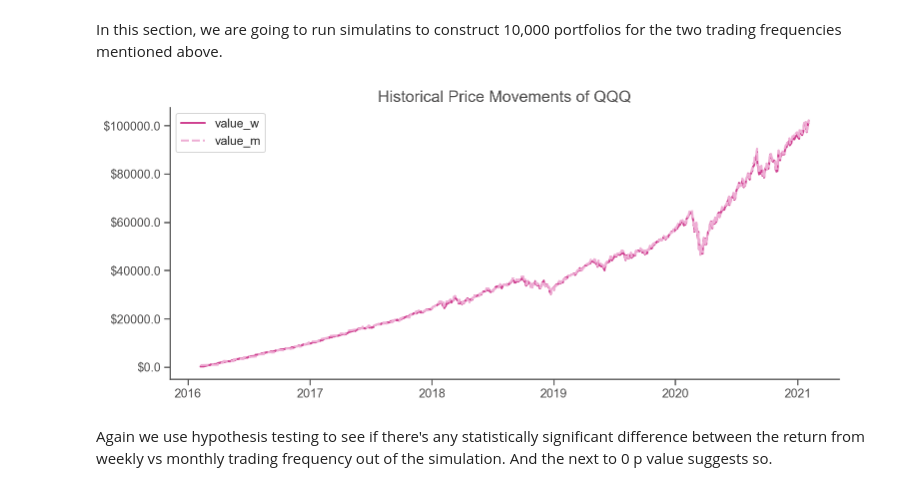
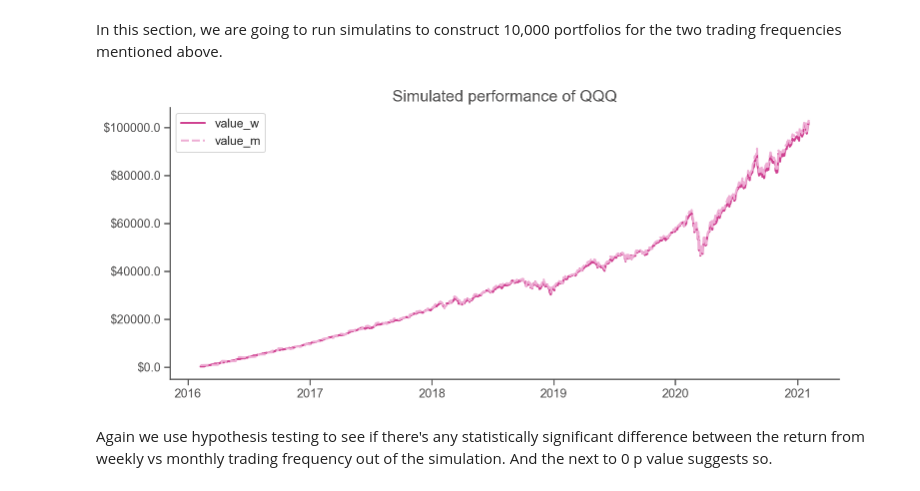
Before and after one commit to chuxinh/trading-strategy-simulation, a Jupyter notebook: notebook/notebook_trading_simulation.ipynb, the cells around one changed output. Cells and saved outputs as stored; diff of their text form; code cells hidden in the pictures.

Commit message:
update plot name

```diff
--- a/notebook/notebook_trading_simulation.ipynb
+++ b/notebook/notebook_trading_simulation.ipynb
@@ -156,14 +156,14 @@ combined.columns = names
 # %%
 fig, ax = plt.subplots(figsize = (12, 5))
 
 # plot historical open and close prices
 sns.lineplot(data=combined[["value_w", "value_m"]])
 ax.yaxis.set_major_formatter('${x:1.1f}')
-ax.set_title(f"Historical Price Movements of {SELECTED_TICKER}")
+ax.set_title(f"Simulated performance of {SELECTED_TICKER}")
 ax.set(xlabel=None, ylabel=None)
 plt.show()
 # %% [output]
-[figure, old version]
+[figure, new version]
 # %%
 # run the trading strategy for n times and compute tne terminal values
 simulated_terminal_value_w = trading_w.run_simulation(current_price)[0]
```
Also changed, not shown: parts of 4 cells of this notebook.
